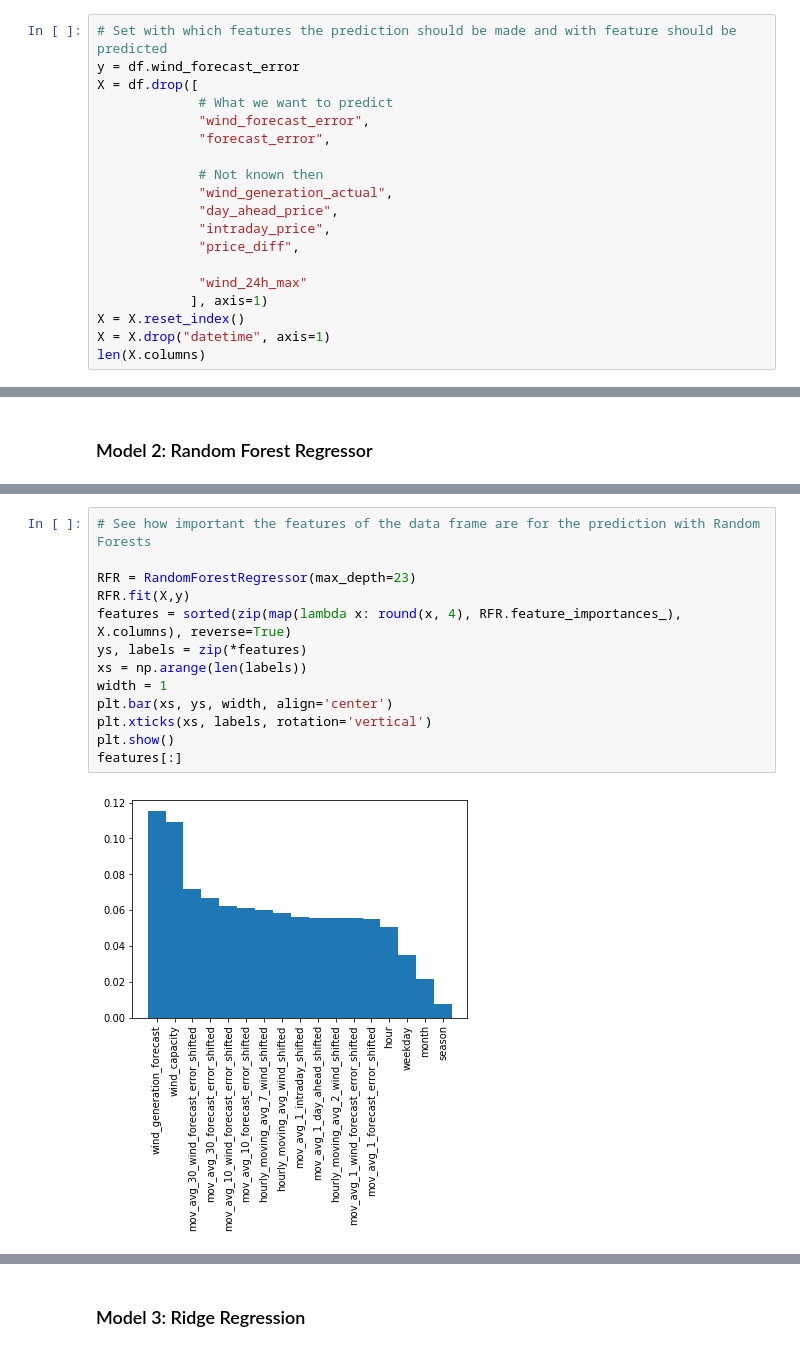
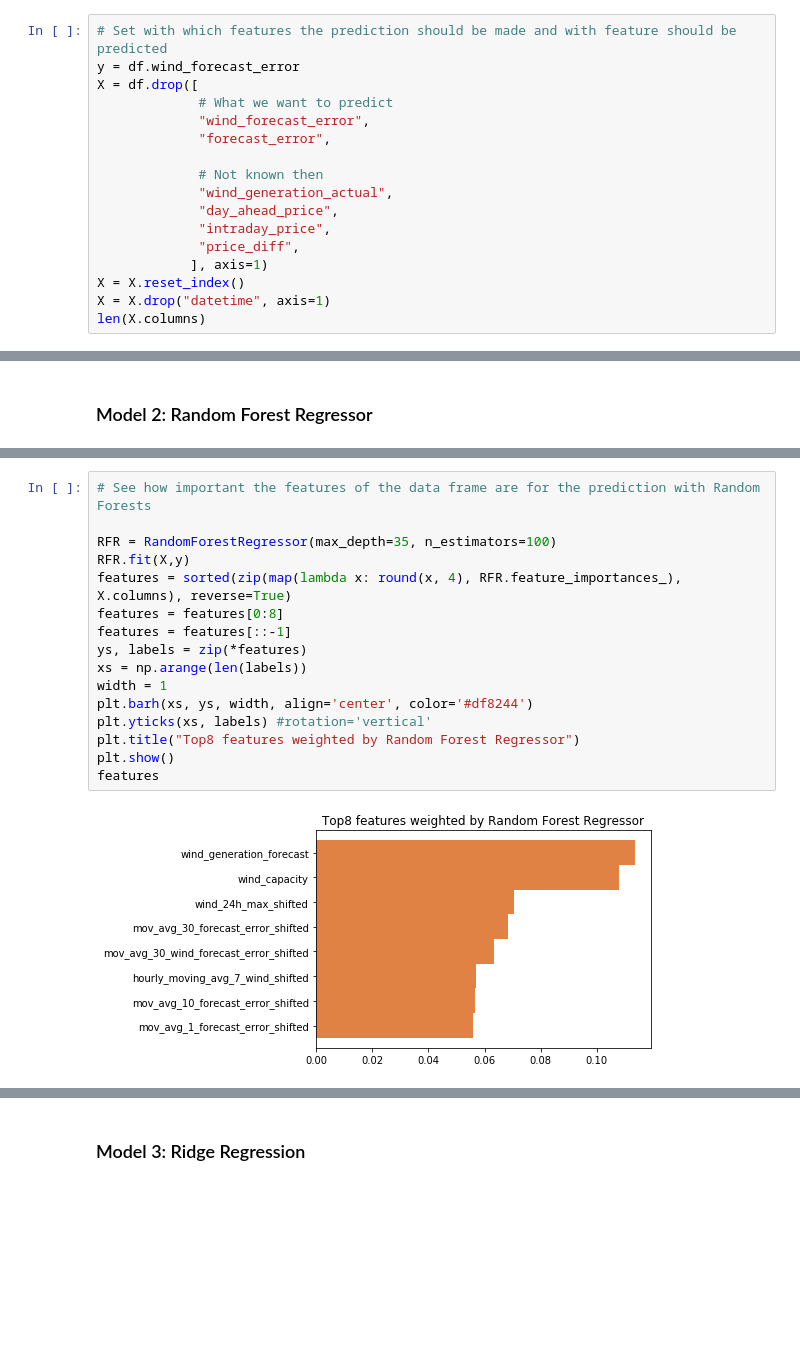
Before and after one commit to mauricepohl/pandas, a Jupyter notebook: 03_modeling/Estimating_wind_forecast_error.ipynb, the cells around one changed output, grey strips where cells are left out. Drawn from its saved outputs; the diff is of its cells as text; blank space fills up the shorter version.

```diff
--- a/03_modeling/Estimating_wind_forecast_error.ipynb
+++ b/03_modeling/Estimating_wind_forecast_error.ipynb
@@ -122,8 +122,6 @@ X = df.drop([
              "day_ahead_price",
              "intraday_price",
              "price_diff",
-
-             "wind_24h_max"
             ], axis=1)
 X = X.reset_index()
 X = X.drop("datetime", axis=1)
@@ -244,15 +248,18 @@ r2_score(y_test, y_pred)
 # %%
 # See how important the features of the data frame are for the prediction with Random Forests
 
-RFR = RandomForestRegressor(max_depth=23)
+RFR = RandomForestRegressor(max_depth=35, n_estimators=100)
 RFR.fit(X,y)
 features = sorted(zip(map(lambda x: round(x, 4), RFR.feature_importances_), X.columns), reverse=True)
+features = features[0:8]
+features = features[::-1]
 ys, labels = zip(*features)
 xs = np.arange(len(labels))
 width = 1
-plt.bar(xs, ys, width, align='center')
-plt.xticks(xs, labels, rotation='vertical')
+plt.barh(xs, ys, width, align='center', color='#df8244')
+plt.yticks(xs, labels) #rotation='vertical'
+plt.title("Top8 features weighted by Random Forest Regressor")
 plt.show()
-features[:]
+features
 # %% [output]
-[figure, old version]
+[figure, new version]
```
Also changed, not shown: parts of 27 cells of this notebook.
